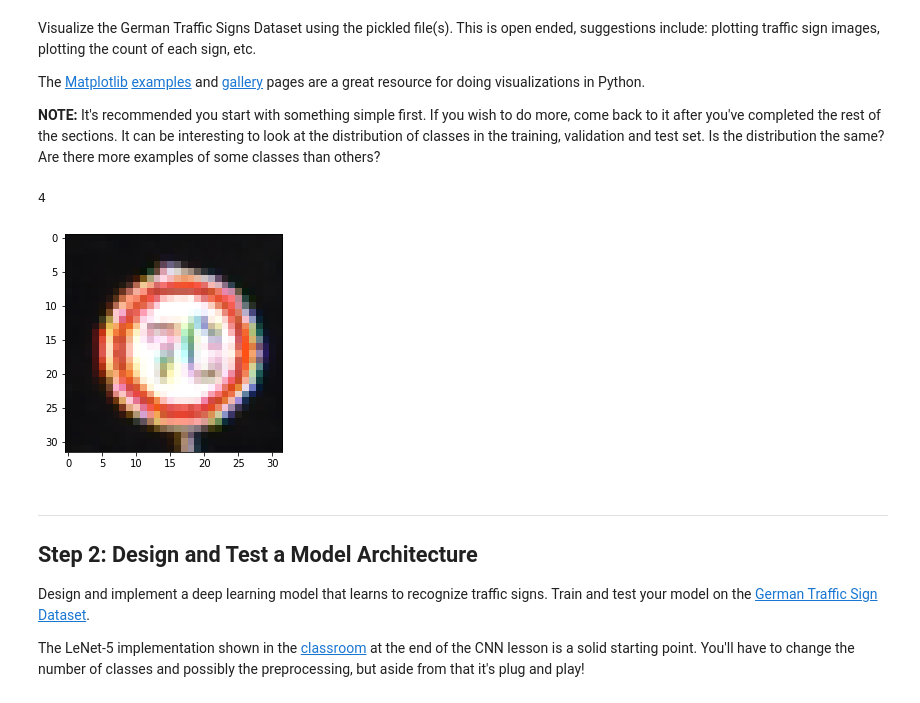
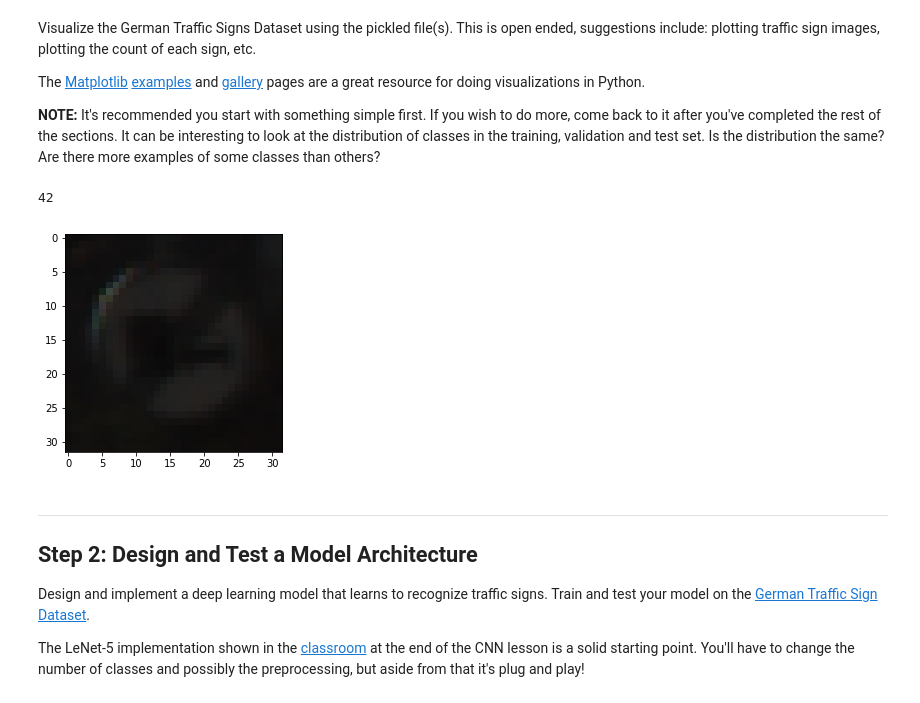
Before and after one commit to cmodi1/Traffic-Sign-Classifier, a Jupyter notebook: CNN_PlayGround.ipynb, the cells around one changed output. Cells and saved outputs as stored; diff of their text form; code cells hidden in the pictures.

```diff
--- a/CNN_PlayGround.ipynb
+++ b/CNN_PlayGround.ipynb
@@ -105,17 +105,17 @@ The [Matplotlib](http://matplotlib.org/) [examples](http://matplotlib.org/exampl
 # %%
 ### Data exploration visualization code goes here.
 ### Feel free to use as many code cells as needed.
 # Visualizations will be shown in the notebook.
 %matplotlib inline
 while True:
     index = np.random.randint(0,len(y_train))
     plt.imshow(X_train[index])
-    if y_train[index] == 4:
+    if y_train[index] == 42:
         print(y_train[index])
         break
 # %% [output]
-4
+42
-[figure, old version]
+[figure, new version]
 # %% [markdown]
 ----
 
```
Also changed, not shown: 4 other files.
